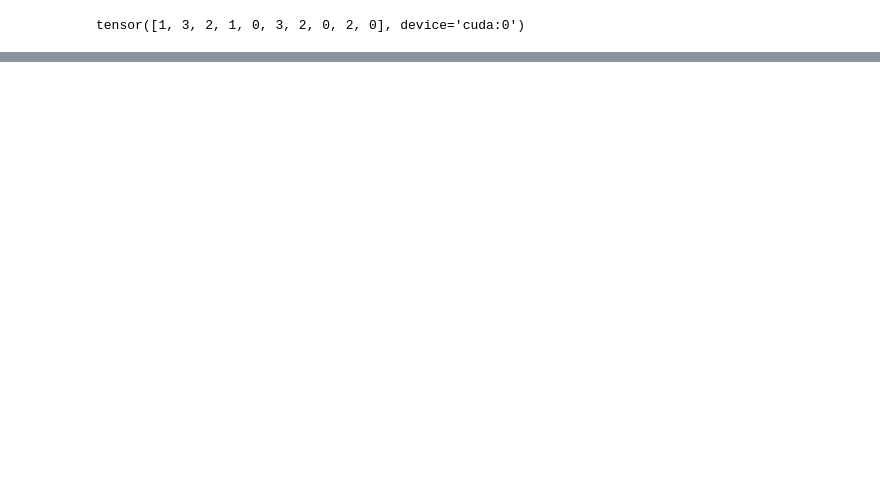
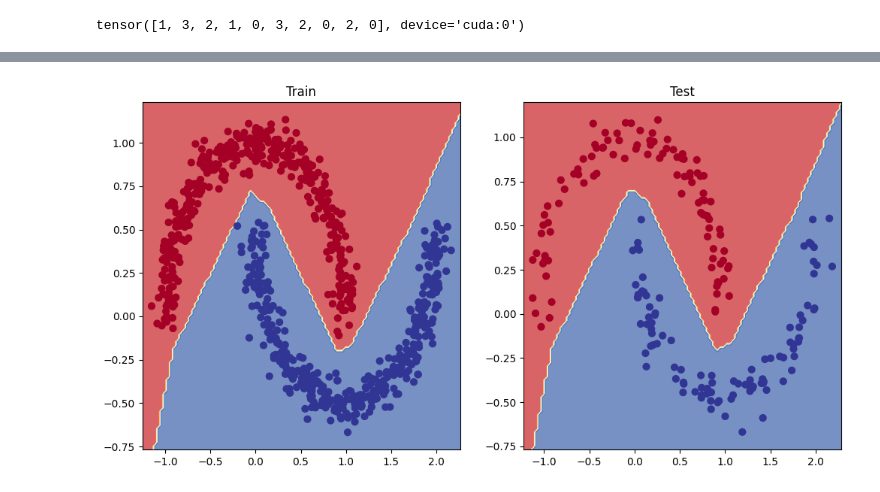
Before and after one commit to R1sh11172/PyTorch_Deep_Proj, a Jupyter notebook: 02_pytorch_classification_neural_networks.ipynb, the cells around one changed output, grey strips where cells are left out. Cells and saved outputs as stored; diff of their text form; code cells hidden in the pictures; blank space fills up the shorter version.

```diff
--- a/02_pytorch_classification_neural_networks.ipynb
+++ b/02_pytorch_classification_neural_networks.ipynb
@@ -1031,0 +1114,3 @@ NameError: ignored
+# %%
+loss_fn = nn.BCEWithLogitsLoss()
+optimizer = torch.optim.SGD(params = moonModel.parameters(), lr = 0.1)
@@ -1031,0 +1139,4 @@ NameError: ignored
+# %%
+!pip install torchmetrics
+from torchmetrics import Accuracy
+acc_fn = Accuracy(task="multiclass", num_classes=2).to(device)
@@ -1031,0 +1159,28 @@ NameError: ignored
+# %%
+torch.manual_seed = 42
+epochs = 1000
+X_moons_train, y_moons_train, X_moons_test, y_moons_test = X_moons_train.to(device), y_moons_train.to(device), X_moons_test.to(device), y_moons_test.to(device)
+for epoch in range(epochs):
+  moonModel.train()
+
+  y_logits = moonModel(X_moons_train).squeeze()
+  y_pred = torch.round(torch.sigmoid(y_logits))
+
+  loss = loss_fn(y_logits, y_moons_train)
+  acc = acc_fn(y_pred, y_moons_train.int())
+
+  optimizer.zero_grad()
+  loss.backward() # backpropogation
+  optimizer.step() # SGD
+
+  #. Testing loop
+  moonModel.eval()
+  with torch.inference_mode():
+    test_logits = moonModel(X_moons_test).squeeze()
+    test_pred = torch.round(torch.sigmoid(test_logits))
+
+    test_loss = loss_fn(test_logits, y_moons_test)
+    test_acc = acc_fn(test_pred, y_moons_test.int())
+
+  if epoch % 100 == 0:
+    print(f"Epoch: {epoch} | Loss: {loss:.2f} Acc: {acc:.2f} | Test loss: {test_loss:.2f} Test acc: {test_acc:.2f}")
@@ -1031,0 +1198,10 @@ NameError: ignored
+# %%
+plt.figure(figsize=(12, 6))
+plt.subplot(1, 2, 1)
+plt.title("Train")
+plot_decision_boundary(moonModel, X_moons_train, y_moons_train)
+plt.subplot(1, 2, 2)
+plt.title("Test")
+plot_decision_boundary(moonModel, X_moons_test, y_moons_test)
+# %% [output]
+[figure, added]
```
Also changed, not shown: parts of 23 cells of this notebook.
